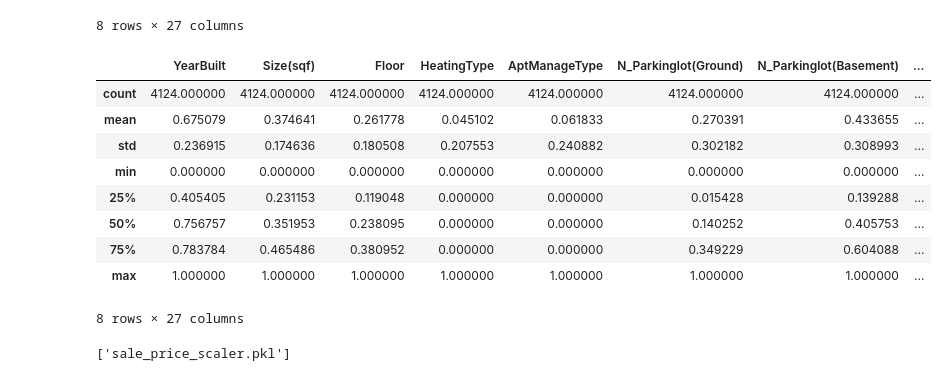
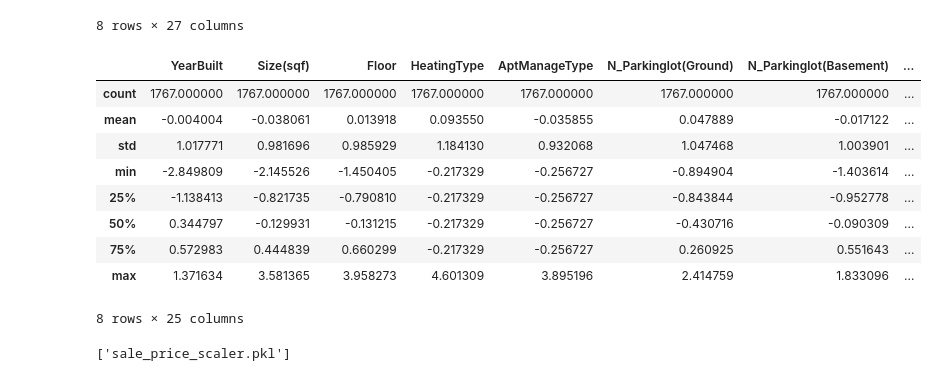
Before and after one commit to danmac423/PyTorch-Artificial-Neural-Networks, a Jupyter notebook: projekt_2/1.0_DM_data_analysis.ipynb, the cells around one changed output. Drawn from its saved outputs; the diff is of its cells as text; code cells hidden in the pictures.

```diff
--- a/projekt_2/1.0_DM_data_analysis.ipynb
+++ b/projekt_2/1.0_DM_data_analysis.ipynb
@@ -249,7 +249,7 @@ plt.show()
 [figure]
 # %%
 train_dataset = datasets["train"]
-cols_to_reorder = ["SalePrice", "PriceCategory", "PriceCategoryNum"]
+cols_to_reorder = ["SalePrice", "PriceCategoryNum", "PriceCategory"]
 
 datasets["train"] = train_dataset[
     [col for col in train_dataset.columns if col not in cols_to_reorder]
@@ -288,33 +288,33 @@ datasets["train"].describe()
 | max | 2015.000000 | 2337.000000 | 43.000000 | 1.000000 | 1.000000 | 713.000000 | 1321.000000 | ... |
 8 rows × 27 columns
 # %%
-from sklearn.preprocessing import MinMaxScaler, StandardScaler
+from sklearn.preprocessing import StandardScaler
 
-norm_scaler = MinMaxScaler()
-std_scaler = StandardScaler()
+features_scaler = StandardScaler()
+sale_price_scaler = StandardScaler()
 
 
-datasets["train"].iloc[:, :-3] = norm_scaler.fit_transform(
+datasets["train"].iloc[:, :-3] = features_scaler.fit_transform(
     datasets["train"].iloc[:, :-3]
 )
 datasets["test"] = pd.DataFrame(
-    norm_scaler.transform(datasets["test"]), columns=datasets["test"].columns
+    features_scaler.transform(datasets["test"]), columns=datasets["test"].columns
 )
 
-datasets["train"]["SalePrice"] = std_scaler.fit_transform(
+datasets["train"]["SalePrice"] = sale_price_scaler.fit_transform(
     datasets["train"][["SalePrice"]]
 )
 # %%
-datasets["train"].describe()
+datasets["test"].describe()
 # %% [output]
 |  | YearBuilt | Size(sqf) | Floor | HeatingType | AptManageType | N_Parkinglot(Ground) | N_Parkinglot(Basement) | ... |
-| count | 4124.000000 | 4124.000000 | 4124.000000 | 4124.000000 | 4124.000000 | 4124.000000 | 4124.000000 | ... |
-| mean | 0.675079 | 0.374641 | 0.261778 | 0.045102 | 0.061833 | 0.270391 | 0.433655 | ... |
-| std | 0.236915 | 0.174636 | 0.180508 | 0.207553 | 0.240882 | 0.302182 | 0.308993 | ... |
-| min | 0.000000 | 0.000000 | 0.000000 | 0.000000 | 0.000000 | 0.000000 | 0.000000 | ... |
-| 25% | 0.405405 | 0.231153 | 0.119048 | 0.000000 | 0.000000 | 0.015428 | 0.139288 | ... |
-| 50% | 0.756757 | 0.351953 | 0.238095 | 0.000000 | 0.000000 | 0.140252 | 0.405753 | ... |
-| 75% | 0.783784 | 0.465486 | 0.380952 | 0.000000 | 0.000000 | 0.349229 | 0.604088 | ... |
-| max | 1.000000 | 1.000000 | 1.000000 | 1.000000 | 1.000000 | 1.000000 | 1.000000 | ... |
+| count | 1767.000000 | 1767.000000 | 1767.000000 | 1767.000000 | 1767.000000 | 1767.000000 | 1767.000000 | ... |
+| mean | -0.004004 | -0.038061 | 0.013918 | 0.093550 | -0.035855 | 0.047889 | -0.017122 | ... |
+| std | 1.017771 | 0.981696 | 0.985929 | 1.184130 | 0.932068 | 1.047468 | 1.003901 | ... |
+| min | -2.849809 | -2.145526 | -1.450405 | -0.217329 | -0.256727 | -0.894904 | -1.403614 | ... |
+| 25% | -1.138413 | -0.821735 | -0.790810 | -0.217329 | -0.256727 | -0.843844 | -0.952778 | ... |
+| 50% | 0.344797 | -0.129931 | -0.131215 | -0.217329 | -0.256727 | -0.430716 | -0.090309 | ... |
+| 75% | 0.572983 | 0.444839 | 0.660299 | -0.217329 | -0.256727 | 0.260925 | 0.551643 | ... |
+| max | 1.371634 | 3.581365 | 3.958273 | 4.601309 | 3.895196 | 2.414759 | 1.833096 | ... |
-8 rows × 27 columns
+8 rows × 25 columns
 # %%
```
Also changed, not shown: parts of 2 cells of this notebook.
